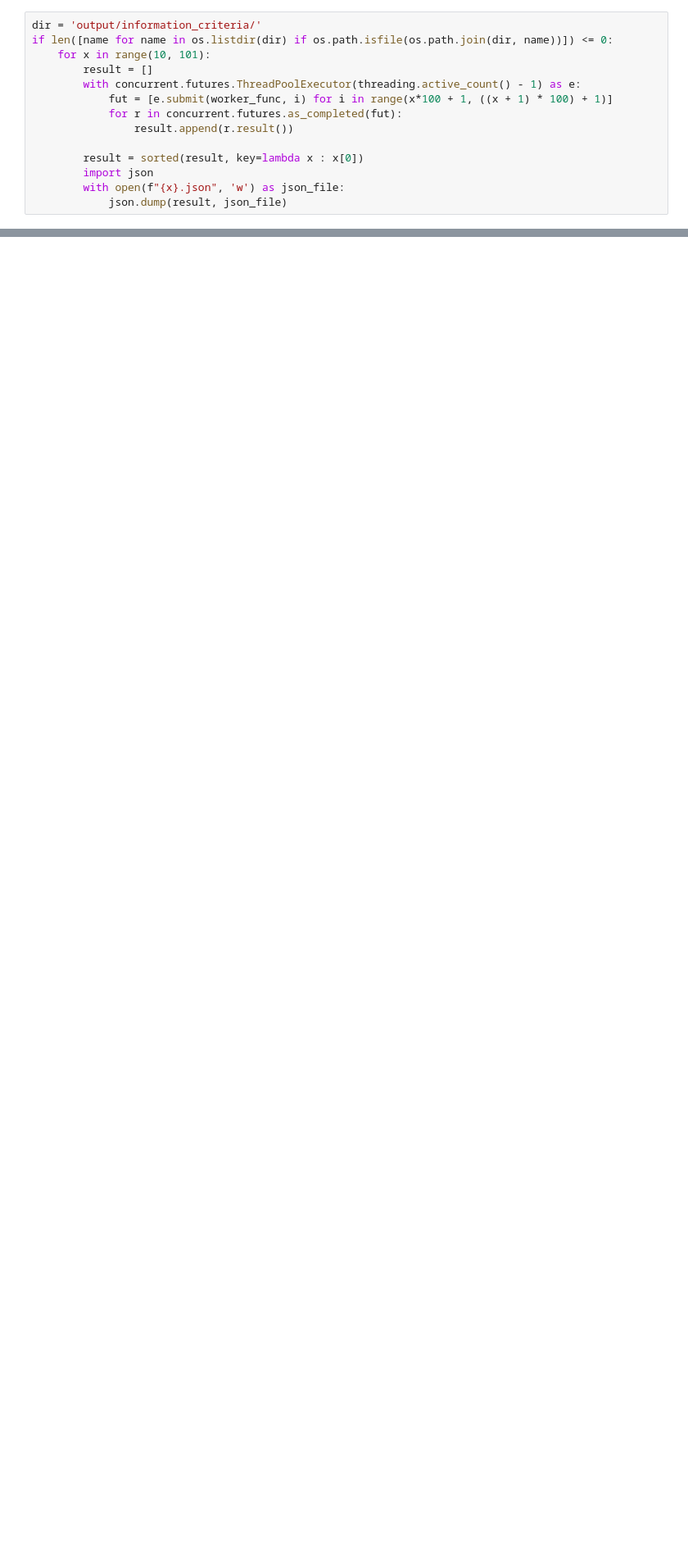
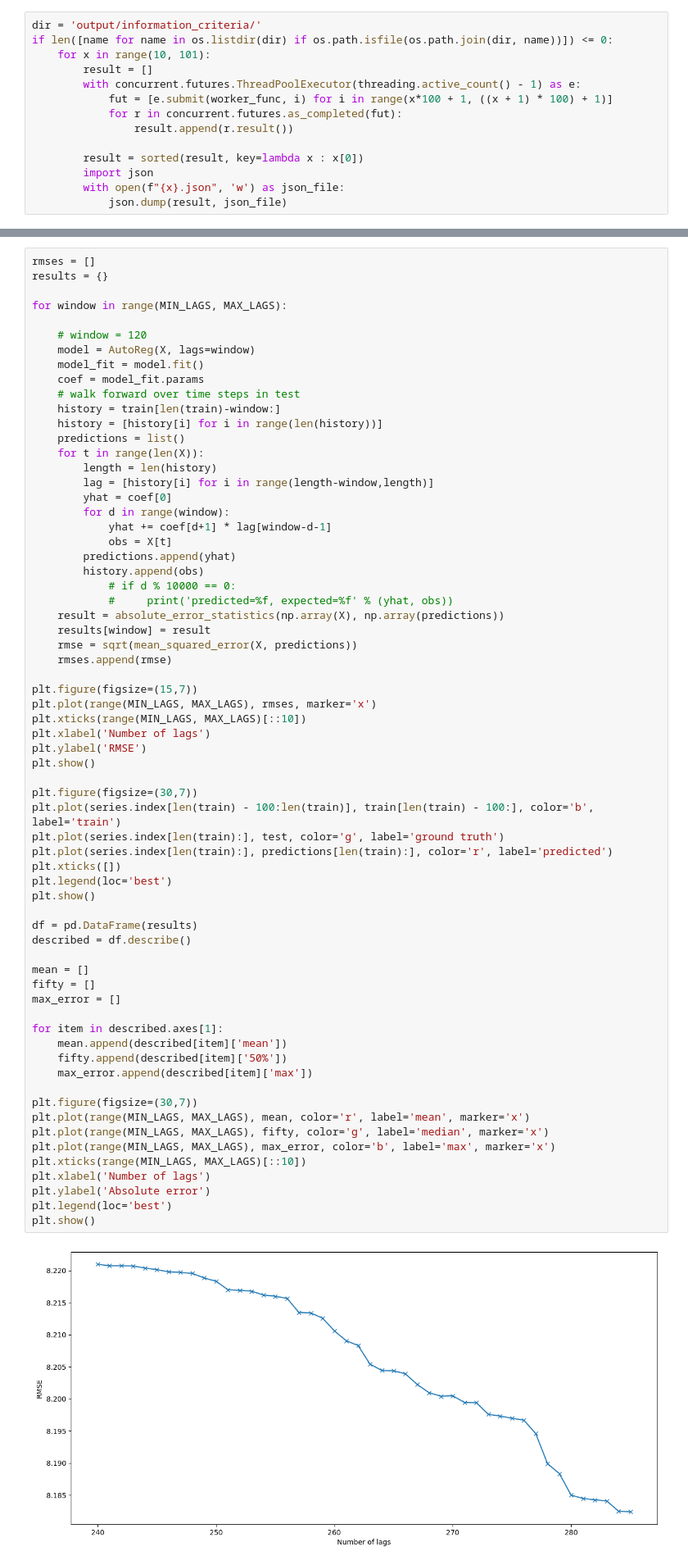
Before and after one commit to AlesKas/DIP, a Jupyter notebook: network_analytics_ar.ipynb, the cells around one changed output, grey strips where cells are left out. Shown at 82% size. Cells and saved outputs as stored; diff of their text form; blank space fills up the shorter version.

```diff
--- a/network_analytics_ar.ipynb
+++ b/network_analytics_ar.ipynb
@@ -185,0 +294,68 @@ fig = model_fit.plot_diagnostics(lags=30, fig=fig)
+# %%
+rmses = []
+results = {}
+
+for window in range(MIN_LAGS, MAX_LAGS):
+
+    # window = 120
+    model = AutoReg(X, lags=window)
+    model_fit = model.fit()
+    coef = model_fit.params
+    # walk forward over time steps in test
+    history = train[len(train)-window:]
+    history = [history[i] for i in range(len(history))]
+    predictions = list()
+    for t in range(len(X)):
+        length = len(history)
+        lag = [history[i] for i in range(length-window,length)]
+        yhat = coef[0]
+        for d in range(window):
+            yhat += coef[d+1] * lag[window-d-1]
+            obs = X[t]
+        predictions.append(yhat)
+        history.append(obs)
+            # if d % 10000 == 0:
+            #     print('predicted=%f, expected=%f' % (yhat, obs))
+    result = absolute_error_statistics(np.array(X), np.array(predictions))
+    results[window] = result
+    rmse = sqrt(mean_squared_error(X, predictions))
+    rmses.append(rmse)
+
+plt.figure(figsize=(15,7))
+plt.plot(range(MIN_LAGS, MAX_LAGS), rmses, marker='x')
+plt.xticks(range(MIN_LAGS, MAX_LAGS)[::10])
+plt.xlabel('Number of lags')
+plt.ylabel('RMSE')
+plt.show()
+
+plt.figure(figsize=(30,7))
+plt.plot(series.index[len(train) - 100:len(train)], train[len(train) - 100:], color='b', label='train')
+plt.plot(series.index[len(train):], test, color='g', label='ground truth')
+plt.plot(series.index[len(train):], predictions[len(train):], color='r', label='predicted')
+plt.xticks([])
+plt.legend(loc='best')
+plt.show()
+
+df = pd.DataFrame(results)
+described = df.describe()
+
+mean = []
+fifty = []
+max_error = []
+
+for item in described.axes[1]:
+    mean.append(described[item]['mean'])
+    fifty.append(described[item]['50%'])
+    max_error.append(described[item]['max'])
+
+plt.figure(figsize=(30,7))
+plt.plot(range(MIN_LAGS, MAX_LAGS), mean, color='r', label='mean', marker='x')
+plt.plot(range(MIN_LAGS, MAX_LAGS), fifty, color='g', label='median', marker='x')
+plt.plot(range(MIN_LAGS, MAX_LAGS), max_error, color='b', label='max', marker='x')
+plt.xticks(range(MIN_LAGS, MAX_LAGS)[::10])
+plt.xlabel('Number of lags')
+plt.ylabel('Absolute error')
+plt.legend(loc='best')
+plt.show()
+# %% [output]
+[figure, added]
```
Also changed, not shown: parts of 18 cells of this notebook, 1 other file.
